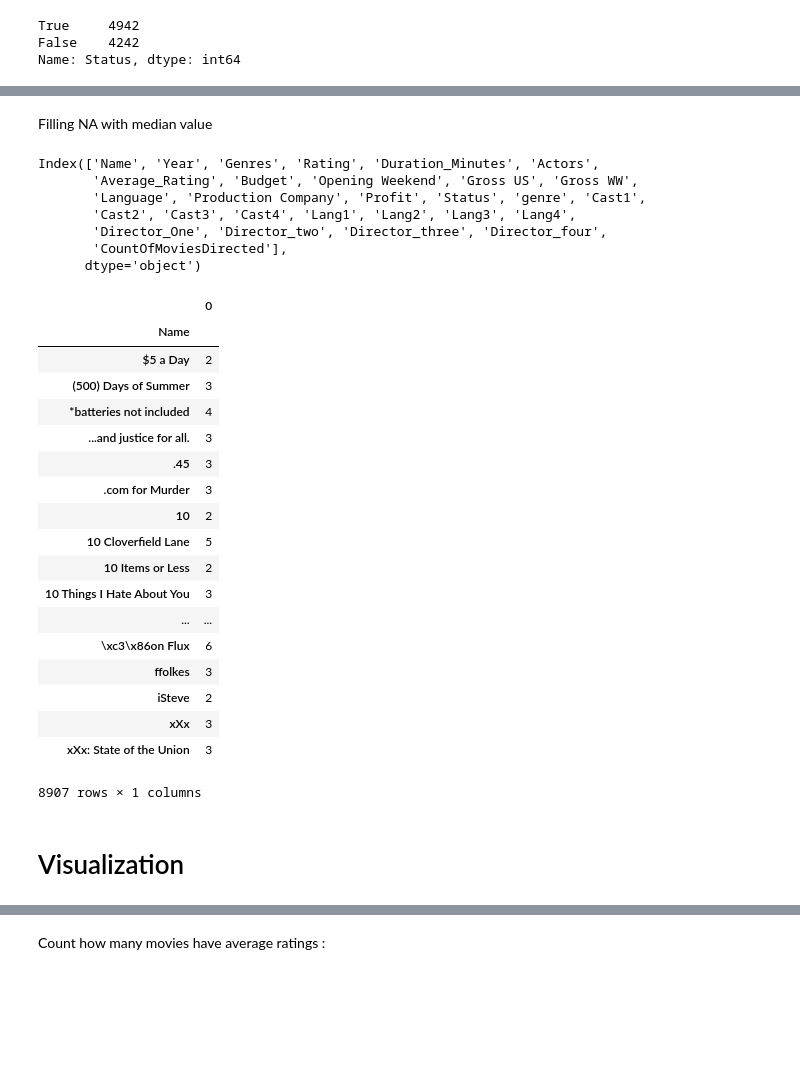
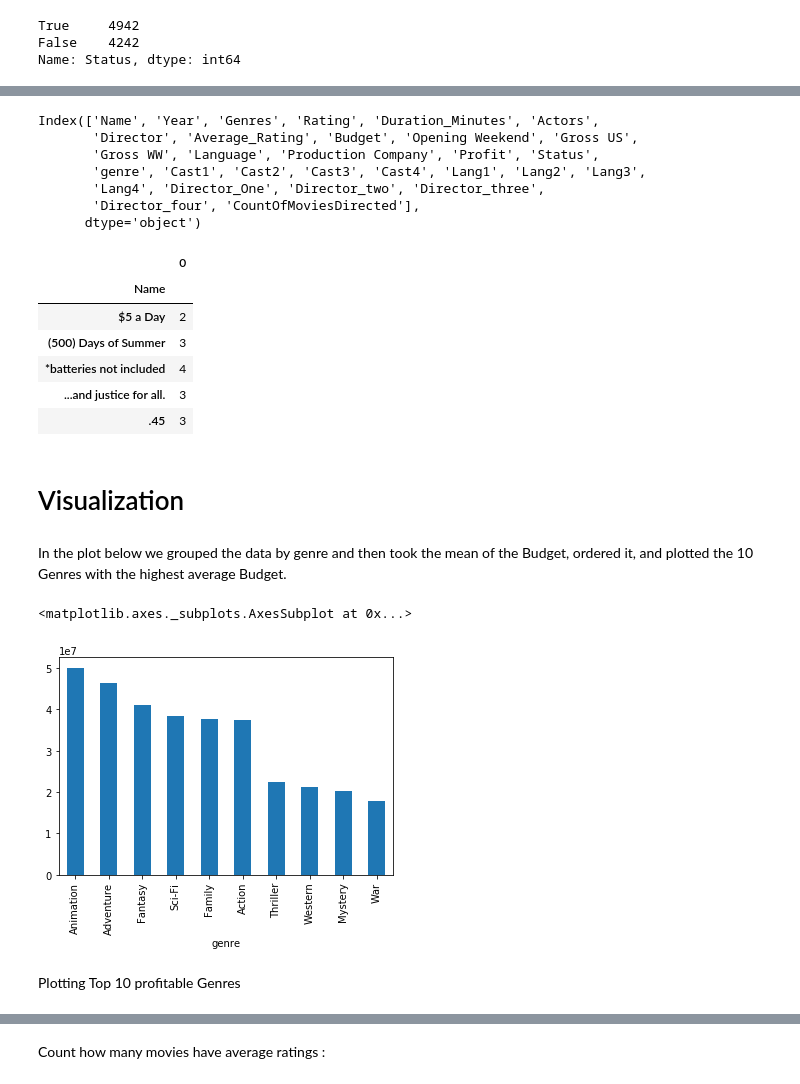
Before and after one commit to ZakBastiani/DataScienceProject2019, a Jupyter notebook: Data Processing.ipynb, the cells around one changed output, grey strips where cells are left out. Saved outputs shown, nothing was run; the diff lists cells and outputs as text; code cells hidden in the pictures; blank space fills up the shorter version.

```diff
--- a/Data Processing.ipynb
+++ b/Data Processing.ipynb
@@ -117,9 +130,7 @@ indexNames = movies[ (movies['Year'] == 0) & (movies['Rating'] == 'Unrated')&(mo
 # Delete these row indexes from dataFrame
 movies.drop(indexNames , inplace=True)
 # %%
-g = (movies.Genres.str.split(',', expand=True)
-            .stack()
-            .to_frame(name='genre'))
+g = (movies.Genres.str.split(',', expand=True).stack().to_frame(name='genre'))
 g.index = g.index.droplevel(1)
 g["genre"] = g["genre"].str.replace(' ','')
 g["genre"] = g["genre"].str.replace('}','')
@@ -278,10 +251,7 @@ movies["Director_One"]= director[0]
 movies["Director_two"]= director[1]
 movies["Director_three"]= director[2]
 movies["Director_four"]= director[3]
-movies.drop(columns =["Director"], inplace = True)
+# movies.drop(columns =["Director"], inplace = True)
 z=movies.Director_One.value_counts()
 z1 = z.to_dict() #converts to dictionary
-
 movies['CountOfMoviesDirected'] = movies['Director_One'].map(z1)
-# %% [markdown]
-Filling NA with median value
@@ -295,35 +259,32 @@ Filling NA with median value
 movies.columns
 # %% [output]
 Index(['Name', 'Year', 'Genres', 'Rating', 'Duration_Minutes', 'Actors',
-       'Average_Rating', 'Budget', 'Opening Weekend', 'Gross US', 'Gross WW',
-       'Language', 'Production Company', 'Profit', 'Status', 'genre', 'Cast1',
-       'Cast2', 'Cast3', 'Cast4', 'Lang1', 'Lang2', 'Lang3', 'Lang4',
-       'Director_One', 'Director_two', 'Director_three', 'Director_four',
-       'CountOfMoviesDirected'],
+       'Director', 'Average_Rating', 'Budget', 'Opening Weekend', 'Gross US',
+       'Gross WW', 'Language', 'Production Company', 'Profit', 'Status',
+       'genre', 'Cast1', 'Cast2', 'Cast3', 'Cast4', 'Lang1', 'Lang2', 'Lang3',
+       'Lang4', 'Director_One', 'Director_two', 'Director_three',
+       'Director_four', 'CountOfMoviesDirected'],
       dtype='object')
 # %%
 movies.Name.value_counts() #multiple movies with same name ..but each was made in different year with different cast
 df=movies.groupby(['Name'], as_index=False).size()
-df.to_frame()
+df.to_frame().head()
 # %% [output]
 |  | 0 |
 | Name |  |
 | $5 a Day | 2 |
 | (500) Days of Summer | 3 |
 | *batteries not included | 4 |
 | ...and justice for all. | 3 |
 | .45 | 3 |
-| .com for Murder | 3 |
-| 10 | 2 |
-| 10 Cloverfield Lane | 5 |
-| 10 Items or Less | 2 |
-| 10 Things I Hate About You | 3 |
-| ... | ... |
-| \xc3\x86on Flux | 6 |
-| ffolkes | 3 |
-| iSteve | 2 |
-| xXx | 3 |
-| xXx: State of the Union | 3 |
-8907 rows × 1 columns
 # %% [markdown]
 # Visualization
+# %% [markdown]
+In the plot below we  grouped the data by genre and then took the mean of the Budget, ordered it, and plotted the 10 Genres with the highest average Budget.
+# %%
+movies.groupby("genre").Budget.mean().sort_values(ascending=False)[:10].plot.bar()
+# %% [output]
+<matplotlib.axes._subplots.AxesSubplot at 0x...>
+[figure, added]
+# %% [markdown]
+Plotting Top 10 profitable Genres
```
Also changed, not shown: parts of 61 cells of this notebook.
